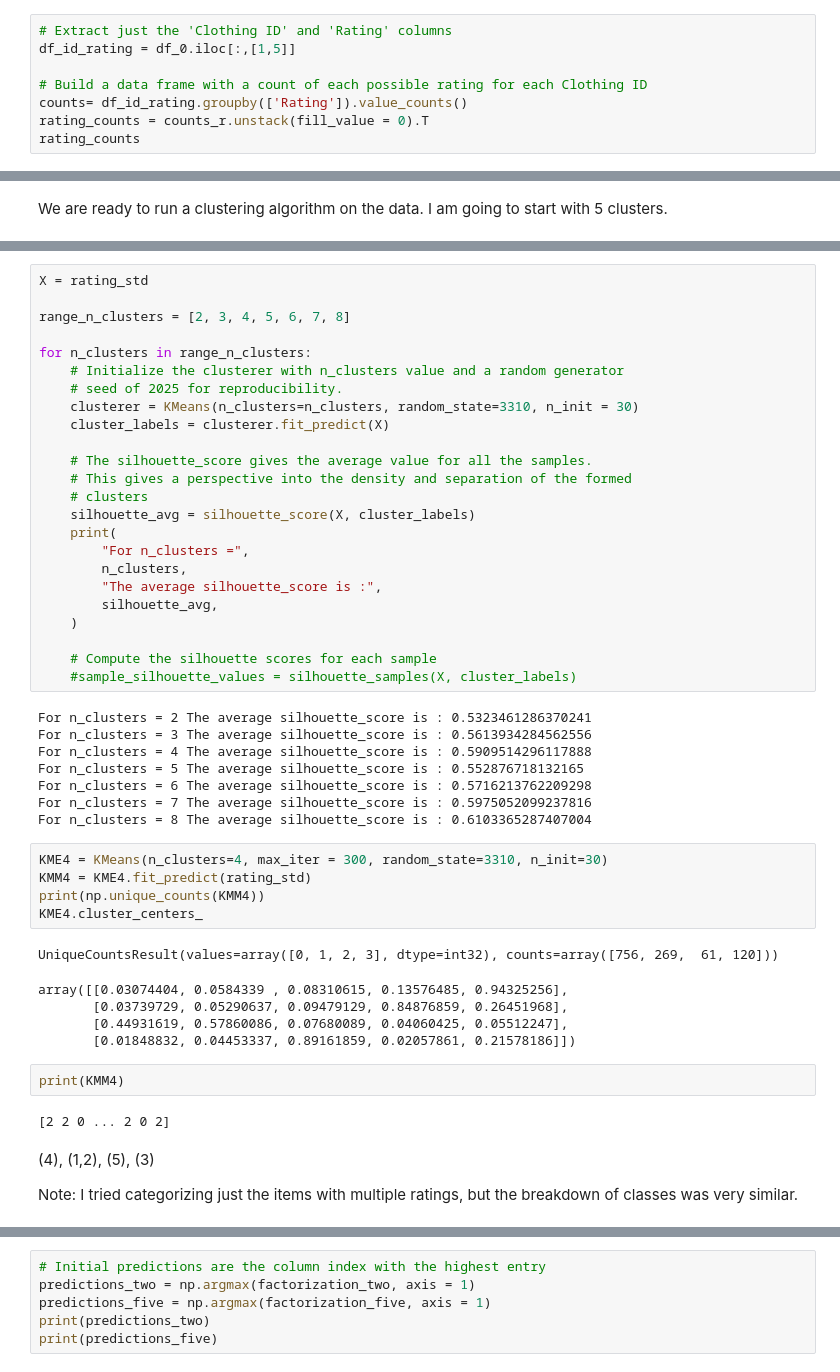
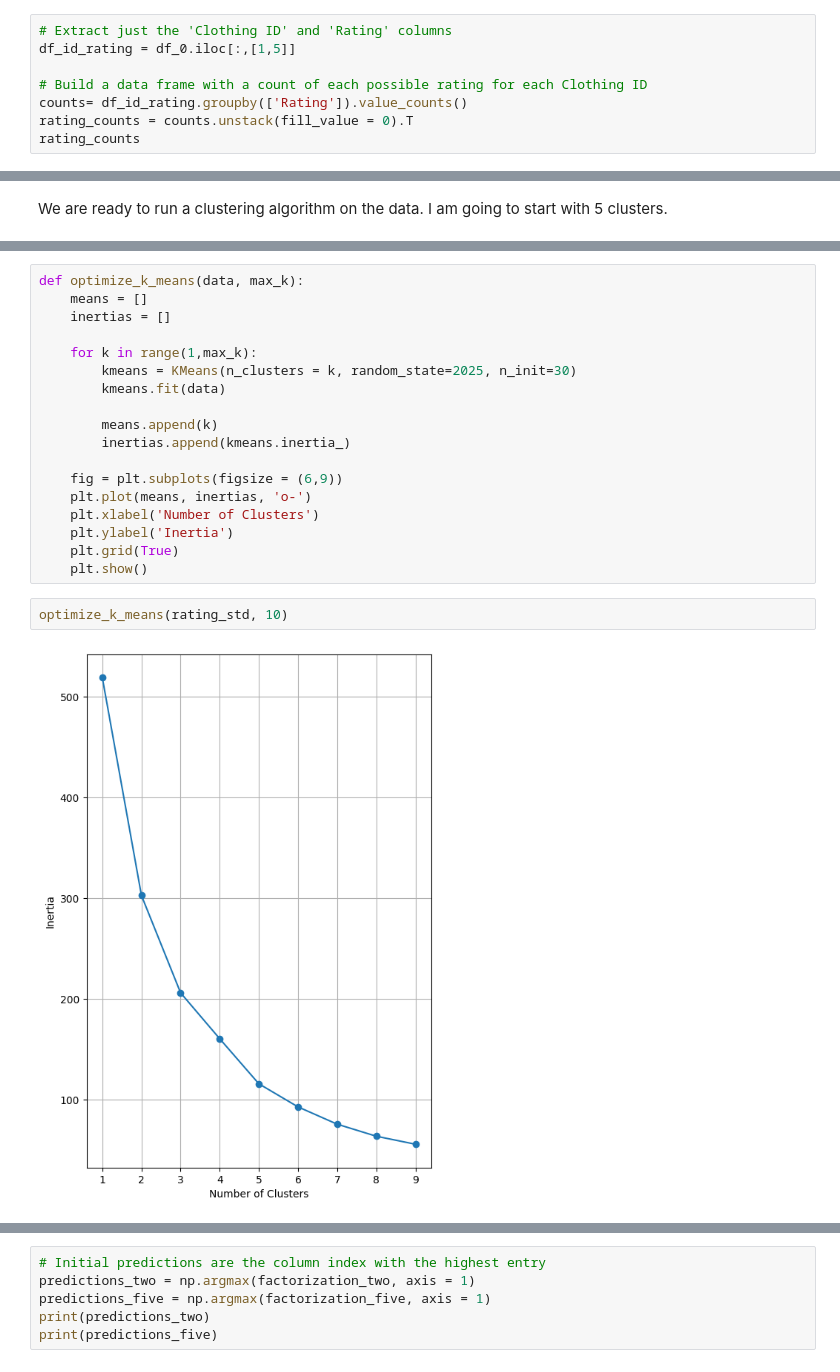
Before and after one commit to MathDrE/Unsupervised_Final_Project, a Jupyter notebook: Unsupervised_Final_Project.ipynb, the cells around one changed output, grey strips where cells are left out. Drawn from its saved outputs; the diff is of its cells as text.

```diff
--- a/Unsupervised_Final_Project.ipynb
+++ b/Unsupervised_Final_Project.ipynb
@@ -146,7 +158,7 @@ df_id_rating = df_0.iloc[:,[1,5]]
 
 # Build a data frame with a count of each possible rating for each Clothing ID
 counts= df_id_rating.groupby(['Rating']).value_counts()
-rating_counts = counts_r.unstack(fill_value = 0).T
+rating_counts = counts.unstack(fill_value = 0).T
 rating_counts
 # %% [output]
 | Rating | 1 | 2 | 3 | 4 | 5 |
@@ -196,51 +216,22 @@ The scikit-learn documentation recommends using the silouette score to choose th
-# %%
-X = rating_std
-
-range_n_clusters = [2, 3, 4, 5, 6, 7, 8]
-
-for n_clusters in range_n_clusters:
-    # Initialize the clusterer with n_clusters value and a random generator
-    # seed of 2025 for reproducibility.
-    clusterer = KMeans(n_clusters=n_clusters, random_state=3310, n_init = 30)
-    cluster_labels = clusterer.fit_predict(X)
-
-    # The silhouette_score gives the average value for all the samples.
-    # This gives a perspective into the density and separation of the formed
-    # clusters
-    silhouette_avg = silhouette_score(X, cluster_labels)
-    print(
-        "For n_clusters =",
-        n_clusters,
-        "The average silhouette_score is :",
-        silhouette_avg,
-    )
-
-    # Compute the silhouette scores for each sample
-    #sample_silhouette_values = silhouette_samples(X, cluster_labels)
-# %% [output]
-For n_clusters = 2 The average silhouette_score is : 0.5323461286370241
-For n_clusters = 3 The average silhouette_score is : 0.5613934284562556
-For n_clusters = 4 The average silhouette_score is : 0.5909514296117888
-For n_clusters = 5 The average silhouette_score is : 0.552876718132165
-For n_clusters = 6 The average silhouette_score is : 0.5716213762209298
-For n_clusters = 7 The average silhouette_score is : 0.5975052099237816
-For n_clusters = 8 The average silhouette_score is : 0.6103365287407004
-# %%
-KME4 = KMeans(n_clusters=4, max_iter = 300, random_state=3310, n_init=30)
-KMM4 = KME4.fit_predict(rating_std)
-print(np.unique_counts(KMM4))
-KME4.cluster_centers_
-# %% [output]
-UniqueCountsResult(values=array([0, 1, 2, 3], dtype=int32), counts=array([756, 269,  61, 120]))
-array([[0.03074404, 0.0584339 , 0.08310615, 0.13576485, 0.94325256],
-       [0.03739729, 0.05290637, 0.09479129, 0.84876859, 0.26451968],
-       [0.44931619, 0.57860086, 0.07680089, 0.04060425, 0.05512247],
-       [0.01848832, 0.04453337, 0.89161859, 0.02057861, 0.21578186]])
-# %%
-print(KMM4)
-# %% [output]
-[2 2 0 ... 2 0 2]
-# %% [markdown]
-(4), (1,2), (5), (3)
-
-Note: I tried categorizing just the items with multiple ratings, but the breakdown of classes was very similar.
+# %%
+def optimize_k_means(data, max_k):
+    means = []
+    inertias = []
+
+    for k in range(1,max_k):
+        kmeans = KMeans(n_clusters = k, random_state=2025, n_init=30)
+        kmeans.fit(data)
+
+        means.append(k)
+        inertias.append(kmeans.inertia_)
+
+    fig = plt.subplots(figsize = (6,9))
+    plt.plot(means, inertias, 'o-')
+    plt.xlabel('Number of Clusters')
+    plt.ylabel('Inertia')
+    plt.grid(True)
+    plt.show()
+# %%
+optimize_k_means(rating_std, 10)
+# %% [output]
+[figure, added]
```
Also changed, not shown: parts of 68 cells of this notebook.
